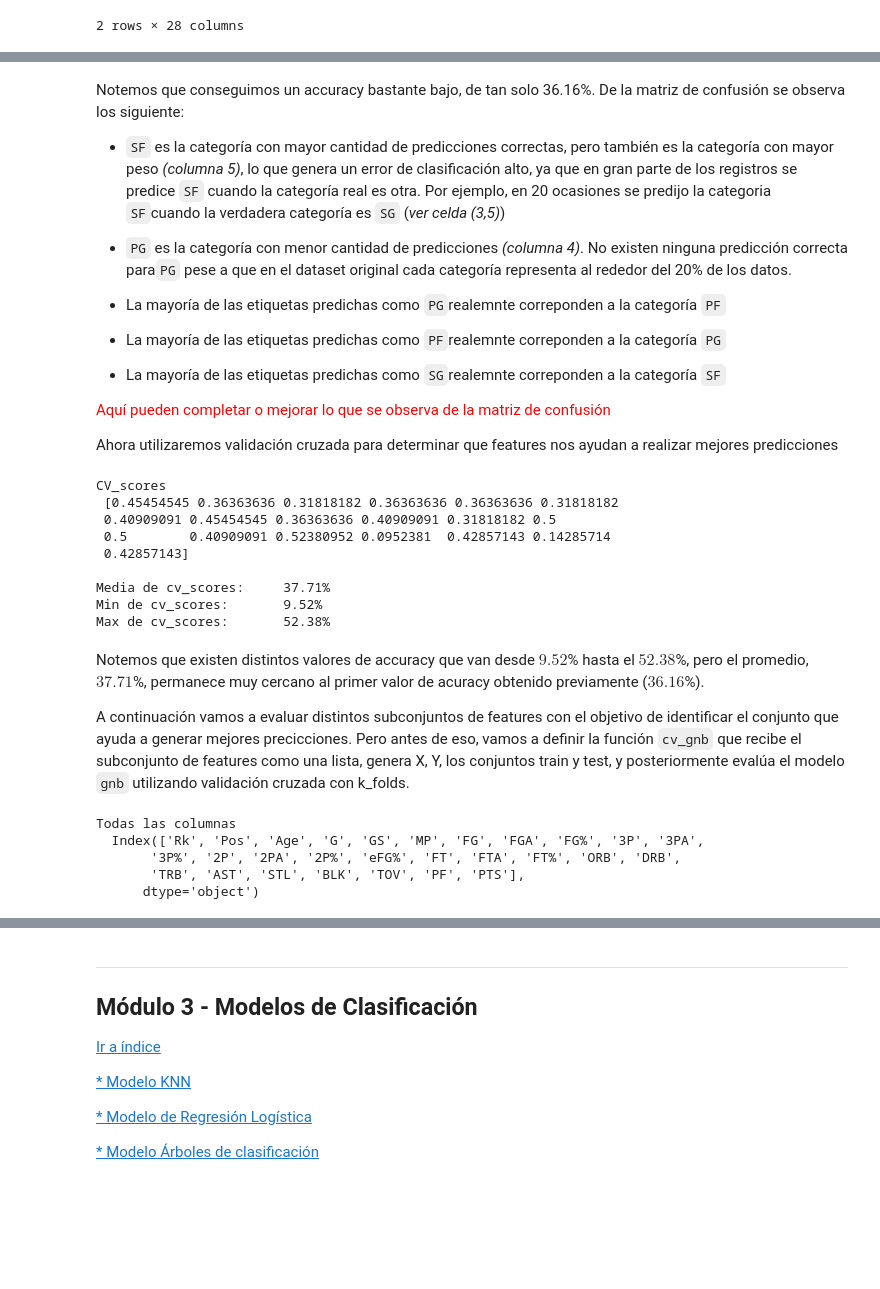
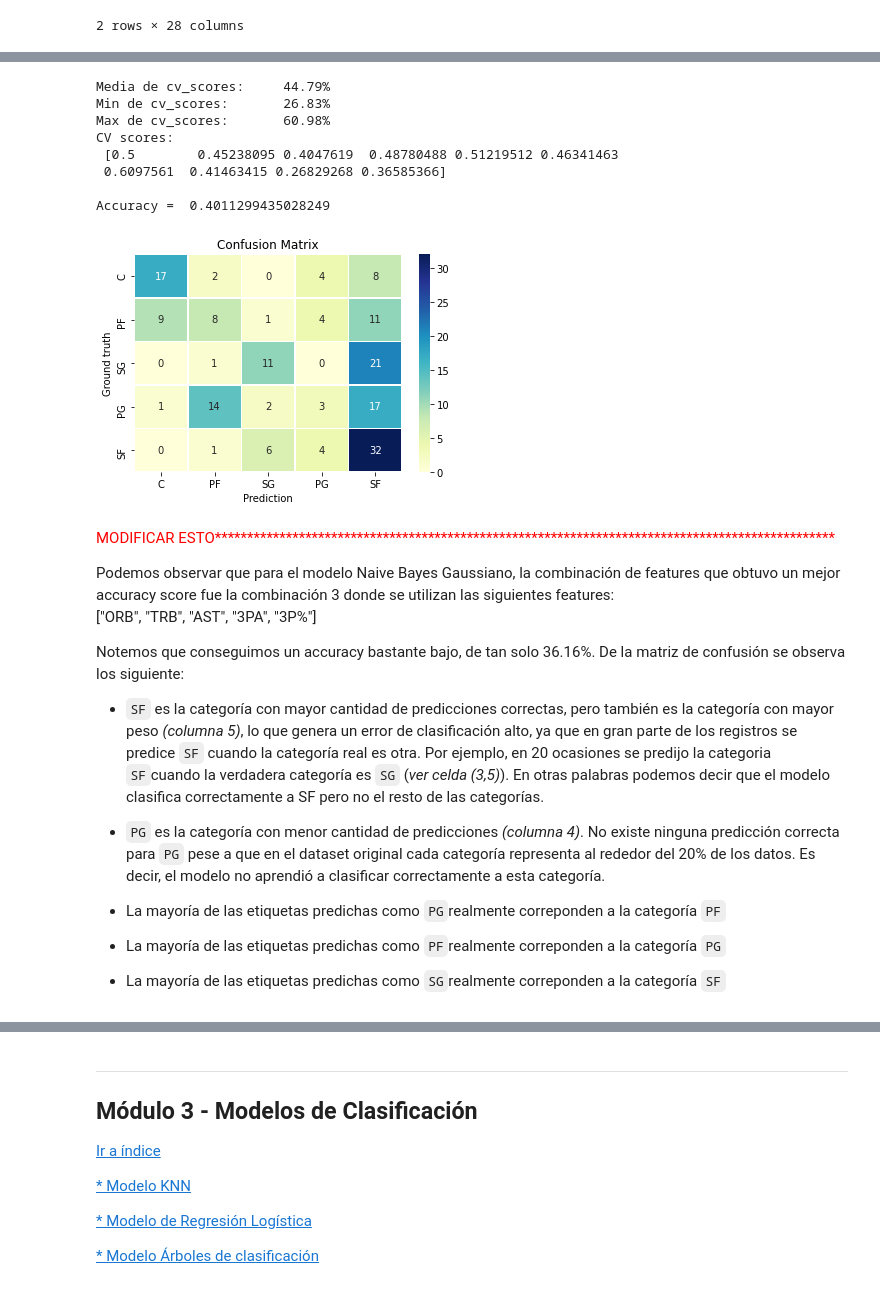
Before and after one commit to AlexandraBinder/Digital-House-Data-Science-TP3, a Jupyter notebook: Desafio_03.ipynb, the cells around one changed output, grey strips where cells are left out. Drawn from its saved outputs; the diff is of its cells as text; code cells hidden in the pictures; blank space fills up the shorter version.

```diff
--- a/Desafio_03.ipynb
+++ b/Desafio_03.ipynb
@@ -387,50 +427,33 @@ Accuracy: 36.16%
+# %%
+# COMBINACIÓN 3 - features de mayor correlación absoluta
+cv_gnb(X_train_3, X_test_3, Y_train, Y_test)
+# %% [output]
+Media de cv_scores:     44.79%
+Min de cv_scores:       26.83%
+Max de cv_scores:       60.98%
+CV scores:
+ [0.5        0.45238095 0.4047619  0.48780488 0.51219512 0.46341463
+ 0.6097561  0.41463415 0.26829268 0.36585366]
+
+Accuracy =  0.4011299435028249
+[figure, added]
 # %% [markdown]
+<p style='color:red;'>MODIFICAR ESTO************************************************************************************************</p>
+
+Podemos observar que para el modelo Naive Bayes Gaussiano, la combinación de features que obtuvo un mejor accuracy score fue la combinación 3 donde se utilizan las siguientes features: <br>["ORB", "TRB", "AST", "3PA", "3P%"]
+
 Notemos que conseguimos un accuracy bastante bajo, de tan solo 36.16%. De la matriz de confusión se observa los siguiente:
 
-  * `SF` es la categoría con mayor cantidad de predicciones correctas, pero también es la categoría con mayor peso _(columna 5)_, lo que genera un error de clasificación alto, ya que en gran parte de los registros se predice `SF` cuando la categoría real es otra. Por ejemplo, en 20 ocasiones se predijo la categoria `SF`cuando la verdadera categoría es `SG` (_ver celda (3,5)_)
+  * `SF` es la categoría con mayor cantidad de predicciones correctas, pero también es la categoría con mayor peso _(columna 5)_, lo que genera un error de clasificación alto, ya que en gran parte de los registros se predice `SF` cuando la categoría real es otra. Por ejemplo, en 20 ocasiones se predijo la categoria `SF`cuando la verdadera categoría es `SG` (_ver celda (3,5)_). En otras palabras podemos decir que el modelo clasifica correctamente a SF pero no el resto de las categorías.
 
 
-  * `PG` es la categoría con menor cantidad de predicciones _(columna 4)_. No existen ninguna predicción correcta para`PG` pese a que en el dataset original cada categoría representa al rededor del 20% de los datos.
+  * `PG` es la categoría con menor cantidad de predicciones _(columna 4)_. No existe ninguna predicción correcta para `PG` pese a que en el dataset original cada categoría representa al rededor del 20% de los datos. Es decir, el modelo no aprendió a clasificar correctamente a esta categoría.
 
 
-  * La mayoría de las etiquetas predichas como `PG`realemnte correponden a la categoría `PF`
+  * La mayoría de las etiquetas predichas como `PG`realmente correponden a la categoría `PF`
 
 
-  * La mayoría de las etiquetas predichas como `PF`realemnte correponden a la categoría `PG`
+  * La mayoría de las etiquetas predichas como `PF`realmente correponden a la categoría `PG`
 
 
-  * La mayoría de las etiquetas predichas como `SG`realemnte correponden a la categoría `SF`
-
-
-<p style="color:red">
-    Aquí pueden completar o mejorar lo que se observa de la matriz de confusión
-</p>
-
-
-
-Ahora utilizaremos validación cruzada para determinar que features nos ayudan a realizar mejores predicciones
+  * La mayoría de las etiquetas predichas como `SG`realmente correponden a la categoría `SF`
-# %%
-# Usamos cross validation con k folds
-k_folds = 10
-kf = KFold(n_splits=19, shuffle=True, random_state=12)
-
-# cross_val_scores nos devuelve un array de 10 resultados, uno por cada partición que hizo automáticamente CV
-cv_scores = cross_val_score(gnb, X_train, Y_train, cv=kf)
-print( "CV_scores\n", cv_scores)
-print( "\nMedia de cv_scores:\t{}%".format(round(cv_scores.mean()*100,2)))
-print( "Min de cv_scores:\t{}%".format(round(cv_scores.min()*100,2)))
-print( "Max de cv_scores:\t{}%".format(round(cv_scores.max()*100,2)))
-# %% [output]
-CV_scores
- [0.45454545 0.36363636 0.31818182 0.36363636 0.36363636 0.31818182
- 0.40909091 0.45454545 0.36363636 0.40909091 0.31818182 0.5
- 0.5        0.40909091 0.52380952 0.0952381  0.42857143 0.14285714
- 0.42857143]
-
-Media de cv_scores:     37.71%
-Min de cv_scores:       9.52%
-Max de cv_scores:       52.38%
-# %% [markdown]
-Notemos que existen distintos valores de accuracy que van desde $9.52$% hasta el $52.38$%, pero el promedio, $37.71$%, permanece muy cercano al primer valor de acuracy obtenido previamente ($36.16$%).
-
-A continuación vamos a evaluar distintos subconjuntos de features con el objetivo de identificar el conjunto que ayuda a generar mejores precicciones. Pero antes de eso, vamos a definir la función `cv_gnb` que recibe el subconjunto de features como una lista, genera X, Y, los conjuntos train y test, y posteriormente evalúa el modelo `gnb` utilizando validación cruzada con k_folds.
@@ -457,8 +459,0 @@ def cv_gnb (features, k_folds=10):
-# %%
-print("Todas las columnas\n ", data.columns)
-# %% [output]
-Todas las columnas
-  Index(['Rk', 'Pos', 'Age', 'G', 'GS', 'MP', 'FG', 'FGA', 'FG%', '3P', '3PA',
-       '3P%', '2P', '2PA', '2P%', 'eFG%', 'FT', 'FTA', 'FT%', 'ORB', 'DRB',
-       'TRB', 'AST', 'STL', 'BLK', 'TOV', 'PF', 'PTS'],
-      dtype='object')
```
Also changed, not shown: parts of 37 cells of this notebook, 1 other file.
